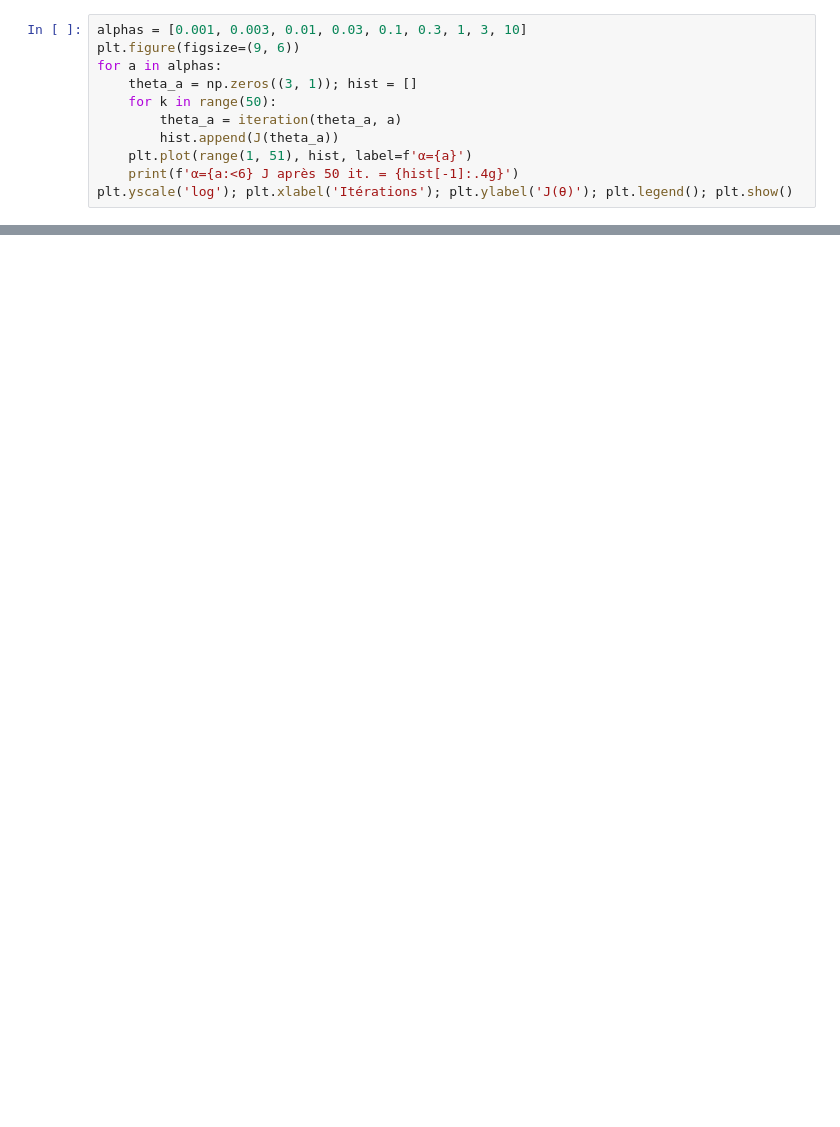
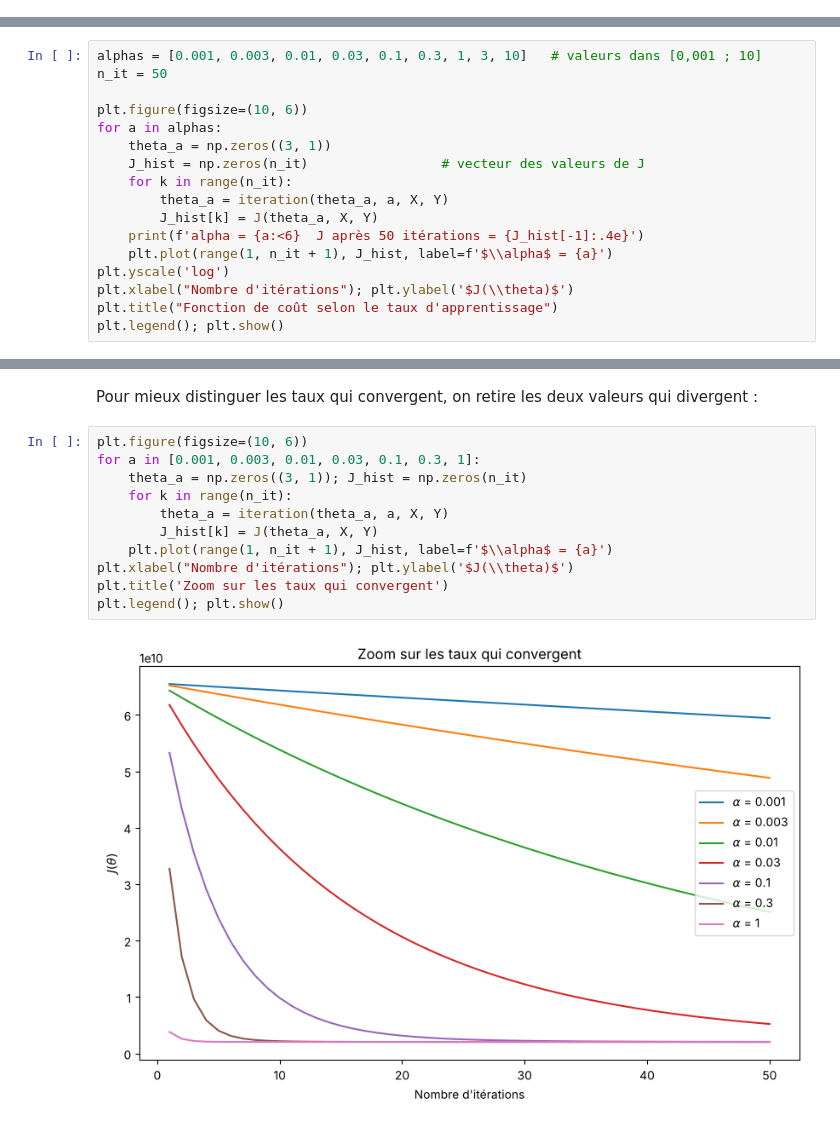
Before and after one commit to Hama2017/tp_apprentissage, a Jupyter notebook: exercice2.ipynb, the cells around one changed output, grey strips where cells are left out. Cells and saved outputs as stored; diff of their text form; blank space fills up the shorter version.

```diff
--- a/exercice2.ipynb
+++ b/exercice2.ipynb
@@ -68,11 +0,0 @@ theta = [340412.65954651 109445.19339598  -6575.7517805 ]  J = 2043280053.584488
-# %%
-alphas = [0.001, 0.003, 0.01, 0.03, 0.1, 0.3, 1, 3, 10]
-plt.figure(figsize=(9, 6))
-for a in alphas:
-    theta_a = np.zeros((3, 1)); hist = []
-    for k in range(50):
-        theta_a = iteration(theta_a, a)
-        hist.append(J(theta_a))
-    plt.plot(range(1, 51), hist, label=f'α={a}')
-    print(f'α={a:<6} J après 50 it. = {hist[-1]:.4g}')
-plt.yscale('log'); plt.xlabel('Itérations'); plt.ylabel('J(θ)'); plt.legend(); plt.show()
@@ -110,0 +122,17 @@ Prix prédit : 293082
+# %%
+alphas = [0.001, 0.003, 0.01, 0.03, 0.1, 0.3, 1, 3, 10]   # valeurs dans [0,001 ; 10]
+n_it = 50
+
+plt.figure(figsize=(10, 6))
+for a in alphas:
+    theta_a = np.zeros((3, 1))
+    J_hist = np.zeros(n_it)                 # vecteur des valeurs de J
+    for k in range(n_it):
+        theta_a = iteration(theta_a, a, X, Y)
+        J_hist[k] = J(theta_a, X, Y)
+    print(f'alpha = {a:<6}  J après 50 itérations = {J_hist[-1]:.4e}')
+    plt.plot(range(1, n_it + 1), J_hist, label=f'$\\alpha$ = {a}')
+plt.yscale('log')
+plt.xlabel("Nombre d'itérations"); plt.ylabel('$J(\\theta)$')
+plt.title("Fonction de coût selon le taux d'apprentissage")
+plt.legend(); plt.show()
@@ -110,0 +150,15 @@ Prix prédit : 293082
+# %% [markdown]
+Pour mieux distinguer les taux qui convergent, on retire les deux valeurs qui divergent :
+# %%
+plt.figure(figsize=(10, 6))
+for a in [0.001, 0.003, 0.01, 0.03, 0.1, 0.3, 1]:
+    theta_a = np.zeros((3, 1)); J_hist = np.zeros(n_it)
+    for k in range(n_it):
+        theta_a = iteration(theta_a, a, X, Y)
+        J_hist[k] = J(theta_a, X, Y)
+    plt.plot(range(1, n_it + 1), J_hist, label=f'$\\alpha$ = {a}')
+plt.xlabel("Nombre d'itérations"); plt.ylabel('$J(\\theta)$')
+plt.title('Zoom sur les taux qui convergent')
+plt.legend(); plt.show()
+# %% [output]
+[figure, added]
```
Also changed, not shown: parts of 38 cells of this notebook, 4 other files.
